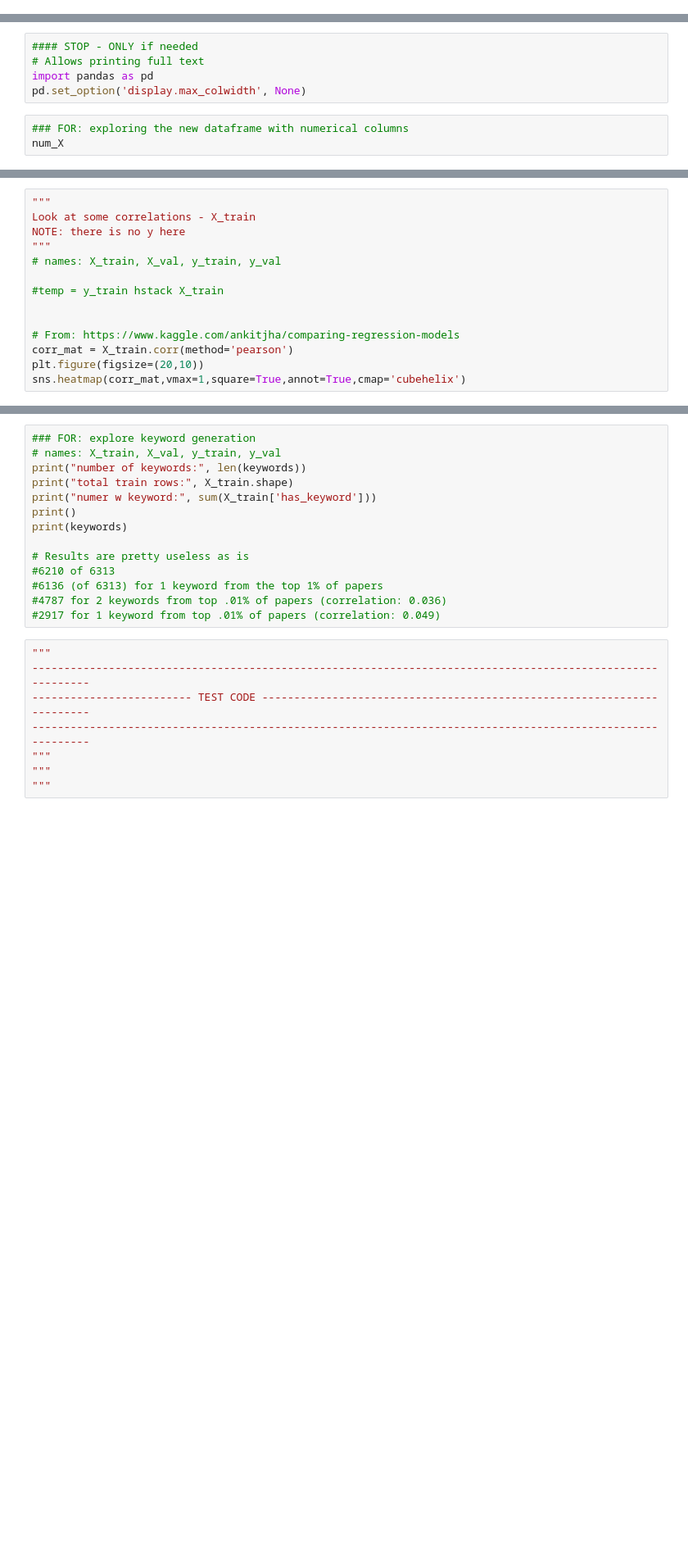
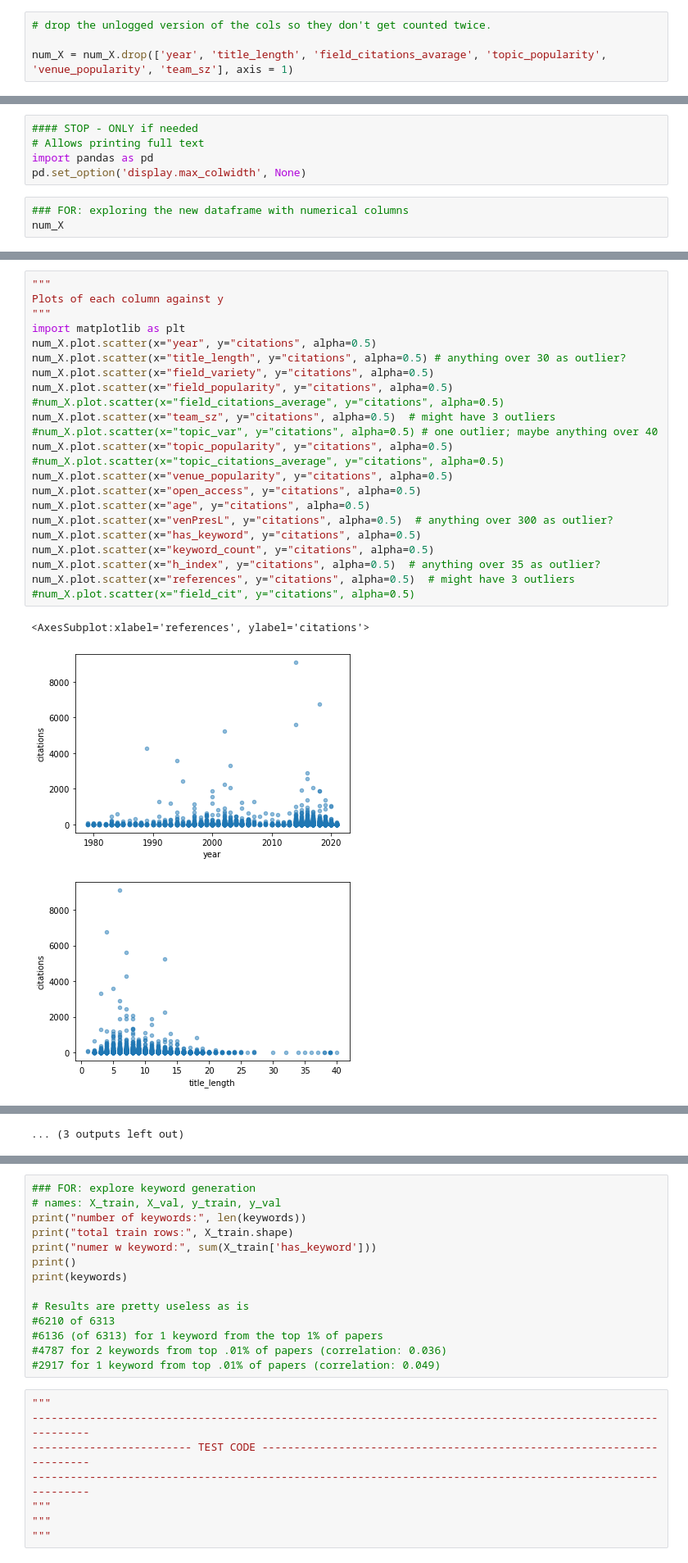
Before and after one commit to happyfuntimegroup/machinelearning, a Jupyter notebook: RANplayground.ipynb, the cells around one changed output, grey strips where cells are left out. Shown at 82% size. Cells and saved outputs as stored; diff of their text form; blank space fills up the shorter version.

```diff
--- a/RANplayground.ipynb
+++ b/RANplayground.ipynb
@@ -195,0 +218,4 @@ Data loaded
+# %%
+# drop the unlogged version of the cols so they don't get counted twice.
+
+num_X = num_X.drop(['year', 'title_length', 'field_citations_avarage', 'topic_popularity', 'venue_popularity', 'team_sz'], axis = 1)
@@ -431,14 +465,27 @@ sns.heatmap(corr_mat,vmax=1,square=True,annot=True,cmap='cubehelix')
-# %%
-"""
-Look at some correlations - X_train
-NOTE: there is no y here
-"""
-# names: X_train, X_val, y_train, y_val
-
-#temp = y_train hstack X_train
-
-
-# From: https://www.kaggle.com/ankitjha/comparing-regression-models
-corr_mat = X_train.corr(method='pearson')
-plt.figure(figsize=(20,10))
-sns.heatmap(corr_mat,vmax=1,square=True,annot=True,cmap='cubehelix')
+# %%
+"""
+Plots of each column against y
+"""
+import matplotlib as plt
+num_X.plot.scatter(x="year", y="citations", alpha=0.5)
+num_X.plot.scatter(x="title_length", y="citations", alpha=0.5) # anything over 30 as outlier?
+num_X.plot.scatter(x="field_variety", y="citations", alpha=0.5)
+num_X.plot.scatter(x="field_popularity", y="citations", alpha=0.5)
+#num_X.plot.scatter(x="field_citations_average", y="citations", alpha=0.5)
+num_X.plot.scatter(x="team_sz", y="citations", alpha=0.5)  # might have 3 outliers
+#num_X.plot.scatter(x="topic_var", y="citations", alpha=0.5) # one outlier; maybe anything over 40
+num_X.plot.scatter(x="topic_popularity", y="citations", alpha=0.5)
+#num_X.plot.scatter(x="topic_citations_average", y="citations", alpha=0.5)
+num_X.plot.scatter(x="venue_popularity", y="citations", alpha=0.5)
+num_X.plot.scatter(x="open_access", y="citations", alpha=0.5)
+num_X.plot.scatter(x="age", y="citations", alpha=0.5)
+num_X.plot.scatter(x="venPresL", y="citations", alpha=0.5)  # anything over 300 as outlier?
+num_X.plot.scatter(x="has_keyword", y="citations", alpha=0.5)
+num_X.plot.scatter(x="keyword_count", y="citations", alpha=0.5)
+num_X.plot.scatter(x="h_index", y="citations", alpha=0.5)  # anything over 35 as outlier?
+num_X.plot.scatter(x="references", y="citations", alpha=0.5)  # might have 3 outliers
+#num_X.plot.scatter(x="field_cit", y="citations", alpha=0.5)
+# %% [output]
+<AxesSubplot:xlabel='references', ylabel='citations'>
+[figure, added]
+[figure, added]
@@ -445 +501,2 @@ sns.heatmap(corr_mat,vmax=1,square=True,annot=True,cmap='cubehelix')
+... (3 outputs left out)
 # %%
```
Also changed, not shown: parts of 11 cells of this notebook, 2 other files.
